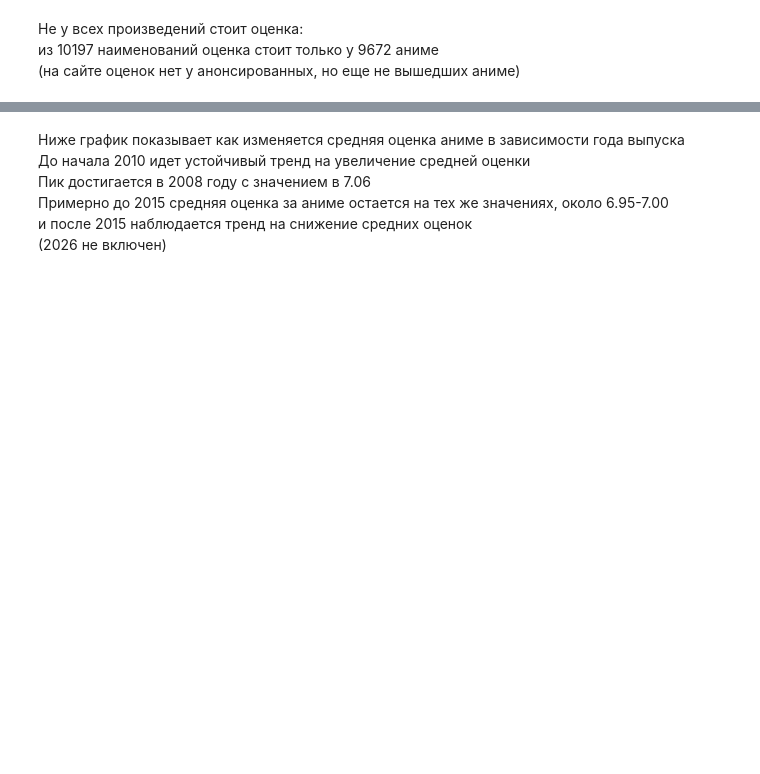
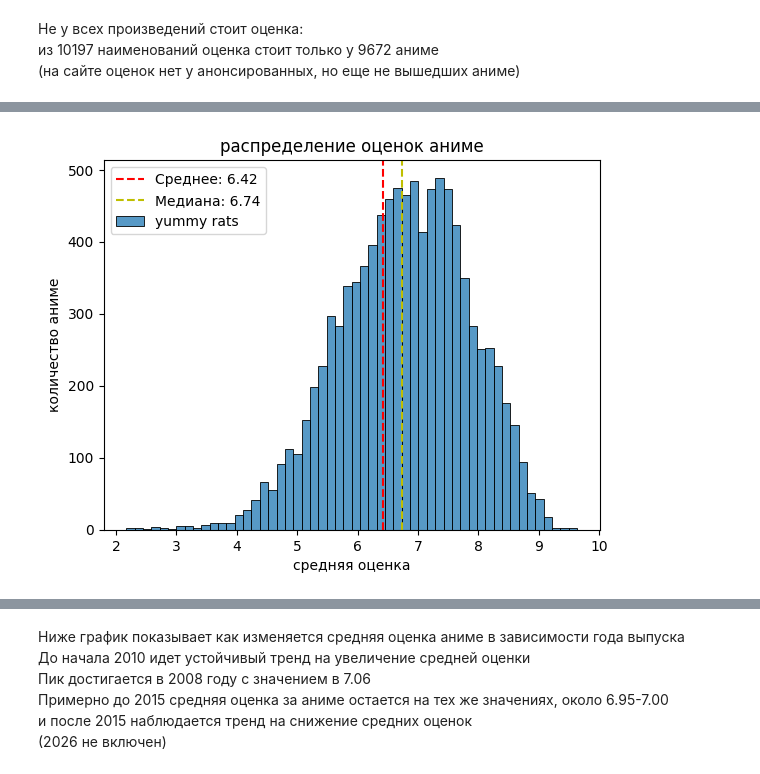
Before and after one commit to ArtemGusenkov/projects, a Jupyter notebook: DA/yummyani.me_analytics/data_analys.ipynb, the cells around one changed output, grey strips where cells are left out. Drawn from its saved outputs; the diff is of its cells as text; code cells hidden in the pictures; blank space fills up the shorter version.

```diff
--- a/DA/yummyani.me_analytics/data_analys.ipynb
+++ b/DA/yummyani.me_analytics/data_analys.ipynb
@@ -181,14 +273,20 @@ main_anime_df[mask1 & mask2][['title', 'year', 'views']]
 # %%
 mask1 = main_anime_df['y_rating_avg'] > 0
 mask2 = main_anime_df['myanimelist_rating'] > 0
 
 sns.histplot(main_anime_df['y_rating_avg'].where(mask1), label='yummy rats')
-sns.histplot(main_anime_df['myanimelist_rating'].where(mask2), alpha=0.3, label='MAL rats')
+# sns.histplot(main_anime_df['myanimelist_rating'].where(mask2), alpha=0.3, label='MAL rats')
+plt.axvline(main_anime_df['y_rating_avg'].mean(), color='r',
+                    linestyle='--', label=f'Среднее: {main_anime_df['y_rating_avg'].mean():.2f}')
+plt.axvline(main_anime_df['y_rating_avg'].median(), color='y',
+                    linestyle='--', label=f'Медиана: {main_anime_df['y_rating_avg'].median():.2f}')
 
 plt.title('распределение оценок аниме')
 plt.xlabel('средняя оценка')
 plt.ylabel('количество аниме')
 plt.legend()
 plt.show()
+# %% [output]
+[figure, added]
 # %%
 main_anime_df['y_rating_int'] = main_anime_df['y_rating_avg'].astype(int)
```
Also changed, not shown: parts of 98 cells of this notebook, 5 other files.
